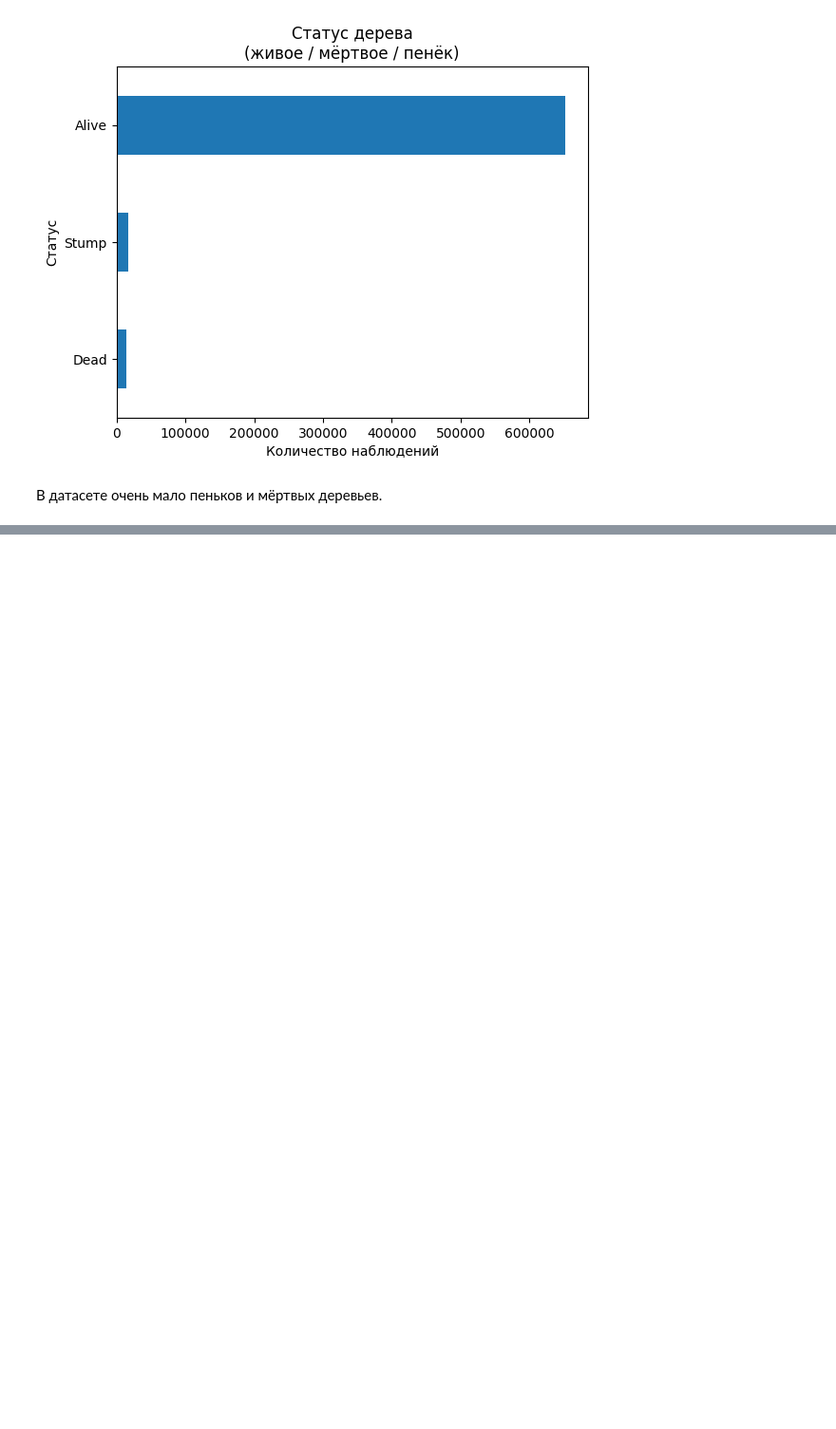
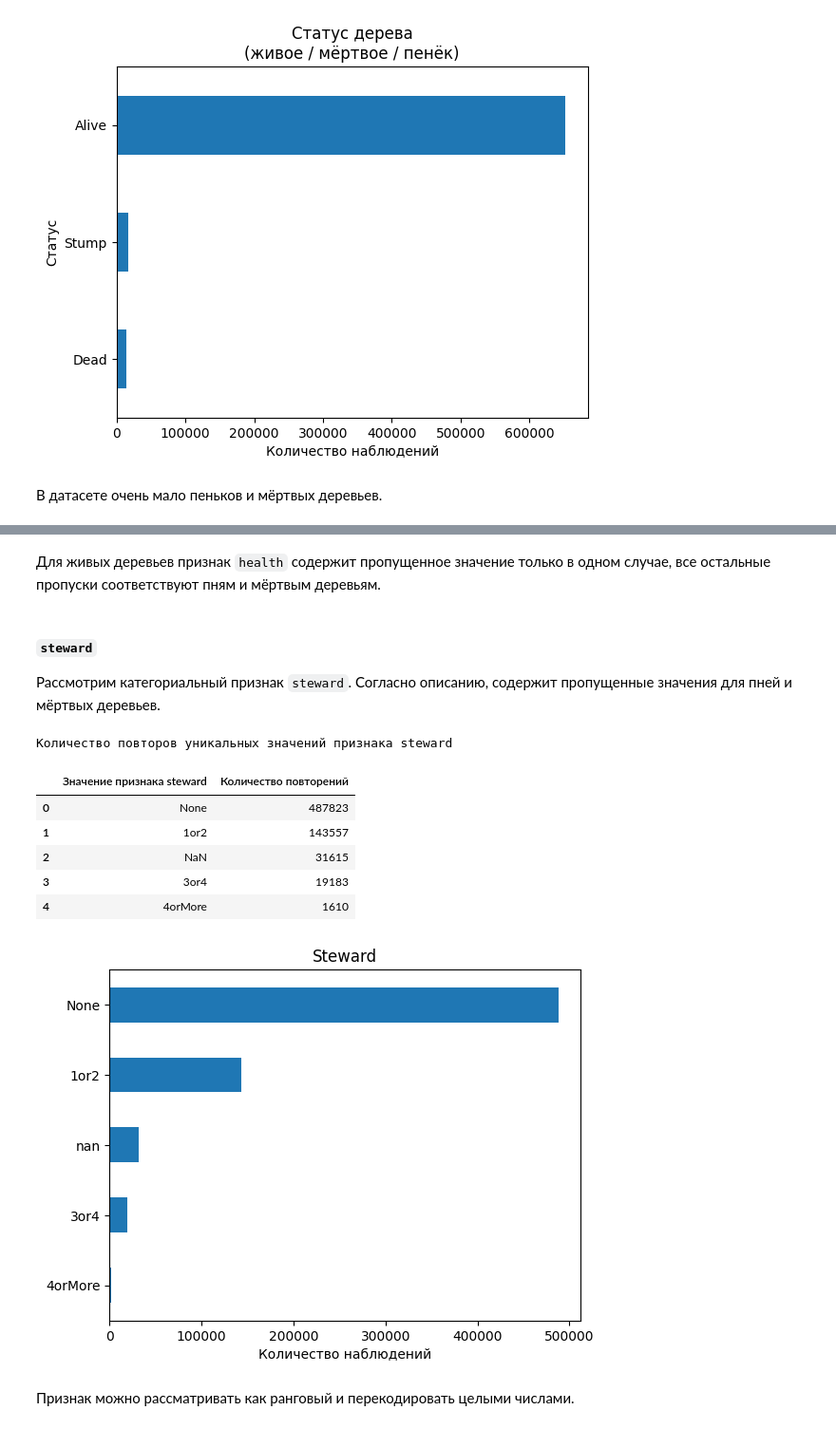
Before and after one commit to AlekseiBogachev/ny-tree-census, a Jupyter notebook: notebooks/exploratory/eda.ipynb, the cells around one changed output, grey strips where cells are left out. Shown at 95% size. Drawn from its saved outputs; the diff is of its cells as text; code cells hidden in the pictures; blank space fills up the shorter version.

```diff
--- a/notebooks/exploratory/eda.ipynb
+++ b/notebooks/exploratory/eda.ipynb
@@ -730,0 +767,25 @@ explore_cat_feature(
+# %% [markdown]
+Для живых деревьев признак `health` содержит пропущенное значение только в
+одном случае, все остальные пропуски соответствуют пням и мёртвым деревьям.
+# %% [markdown]
+##### `steward`
+Рассмотрим категориальный признак `steward`. Согласно описанию, содержит
+пропущенные значения для пней и мёртвых деревьев.
+# %%
+explore_cat_feature(
+    data=dataset,
+    column_name="steward",
+    title="Steward",
+    xlabel="Количество наблюдений",
+)
+# %% [output]
+Количество повторов уникальных значений признака steward
+|  | Значение признака steward | Количество повторений |
+| 0 | None | 487823 |
+| 1 | 1or2 | 143557 |
+| 2 | NaN | 31615 |
+| 3 | 3or4 | 19183 |
+| 4 | 4orMore | 1610 |
+[figure, added]
+# %% [markdown]
+Признак можно рассматривать как ранговый и перекодировать целыми числами.
```
Also changed, not shown: parts of 5 cells of this notebook.
